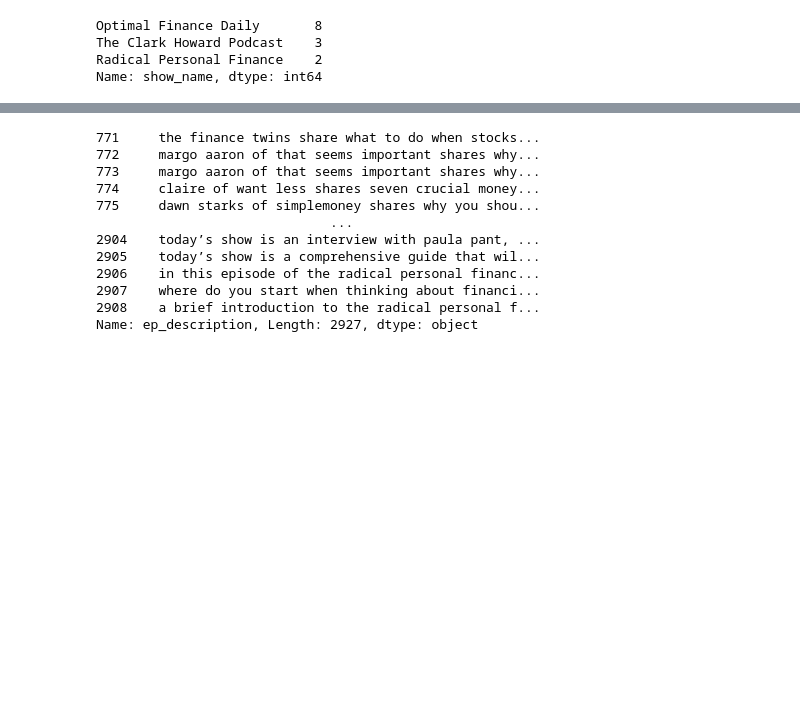
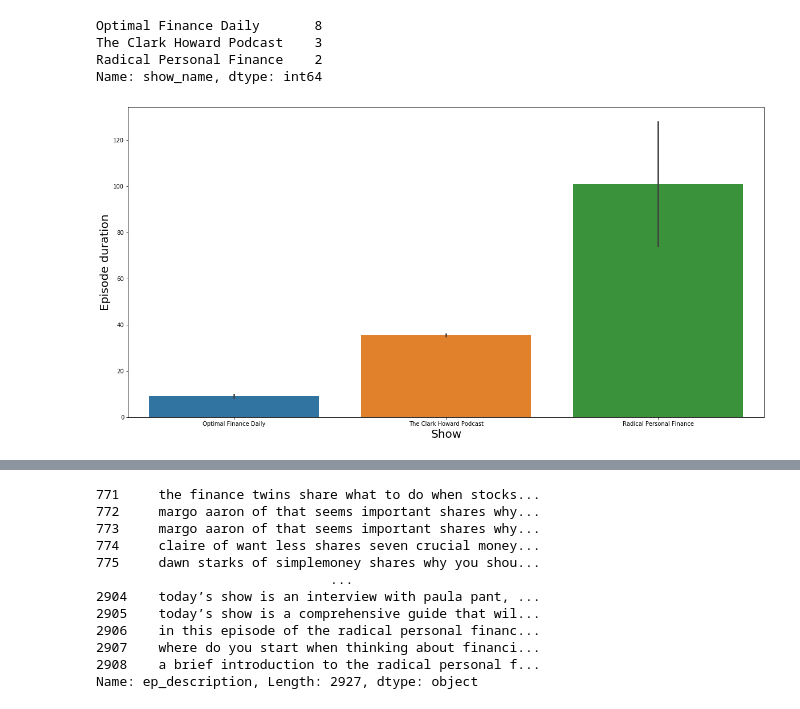
Before and after one commit to sukanto-m/Spotify_Finance_Podcasts, a Jupyter notebook: Analysing Episode Descriptions.ipynb, the cells around one changed output, grey strips where cells are left out. Saved outputs shown, nothing was run; the diff lists cells and outputs as text; code cells hidden in the pictures; blank space fills up the shorter version.

```diff
--- a/Analysing Episode Descriptions.ipynb
+++ b/Analysing Episode Descriptions.ipynb
@@ -78,3 +76,11 @@ Optimal Finance Daily       8
 The Clark Howard Podcast    3
 Radical Personal Finance    2
 Name: show_name, dtype: int64
+# %%
+plt.figure(figsize=(20,10))
+sns.barplot(df_a['show_name'],df_a['ep_duration'])
+plt.xlabel('Show',fontsize=20)
+plt.ylabel('Episode duration',fontsize=20)
+plt.savefig('crypto_ep.png');
+# %% [output]
+[figure, added]
```
Also changed, not shown: parts of 2 cells of this notebook, 1 other file.
